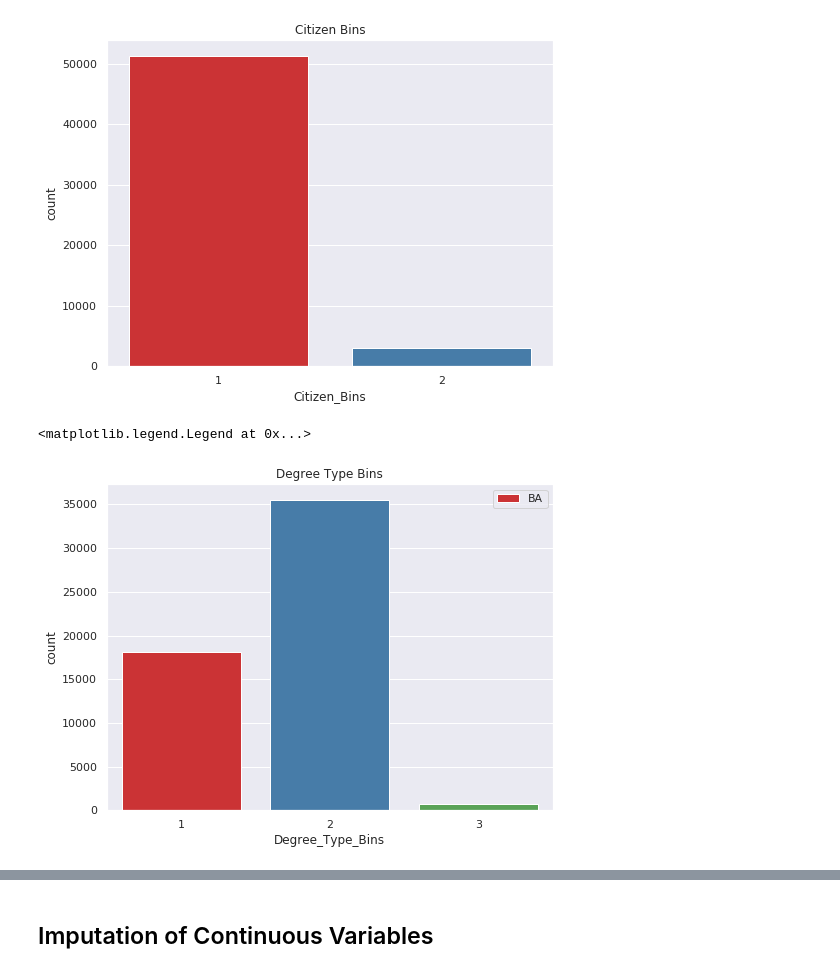
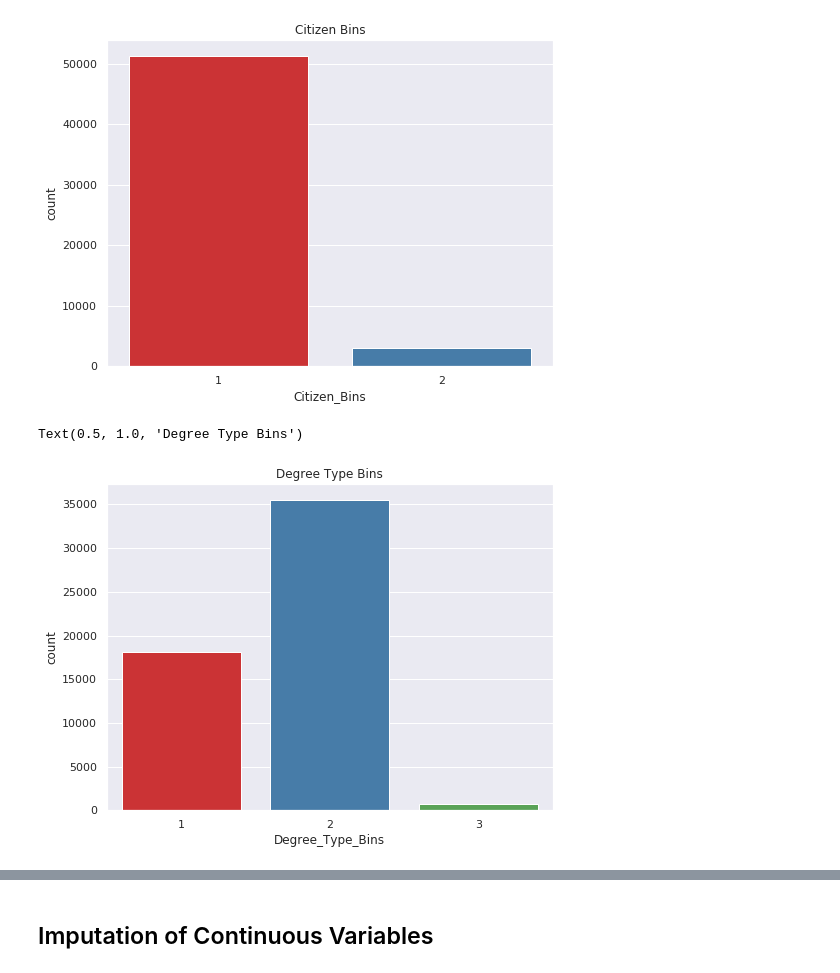
Before and after one commit to Kerry-Clarke/ba590_capstone, a Jupyter notebook: preprocessing.ipynb, the cells around one changed output, grey strips where cells are left out. Drawn from its saved outputs; the diff is of its cells as text; code cells hidden in the pictures.

```diff
--- a/preprocessing.ipynb
+++ b/preprocessing.ipynb
@@ -287,21 +287,20 @@ Text(0.5, 1.0, 'Citizen Bins')
 # %%
 # Degree Type Bins
 def assign_degree_type_bins(DEGREE_TYPE):
     if DEGREE_TYPE == 'BA':
         return(1)
     if DEGREE_TYPE == 'BS' or DEGREE_TYPE == 'BSE':
         return(2)
     else:
         return(3)
 
 # Applying citizen bins function to the DataFrame
 df['Degree_Type_Bins'] = df['DEGREE_TYPE'].apply(assign_degree_type_bins)
 
 # verifying Degree Type Bins
 fig = plt.figure(figsize=(8,6))
 ax = sns.countplot(x="Degree_Type_Bins", data=df, palette='Set1')
 plt.title('Degree Type Bins')
-plt.legend(['BA','BS','Unknown'])
 # %% [output]
-<matplotlib.legend.Legend at 0x...>
+Text(0.5, 1.0, 'Degree Type Bins')
-[figure, old version]
+[figure, new version]
```
Also changed, not shown: parts of 26 cells of this notebook, 6 other files.
